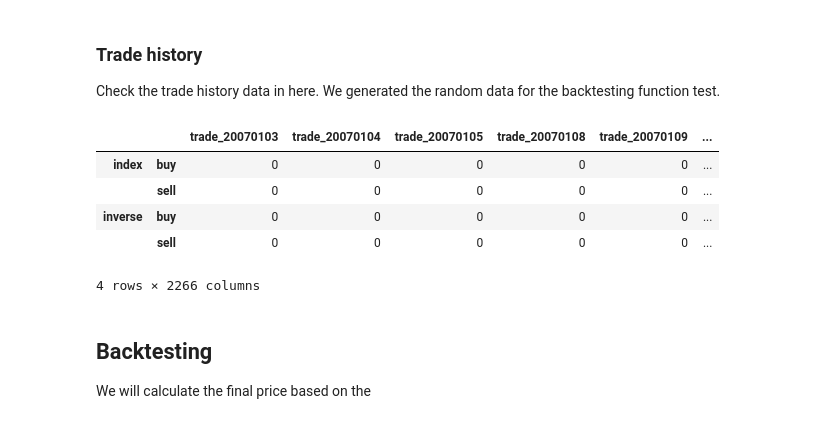
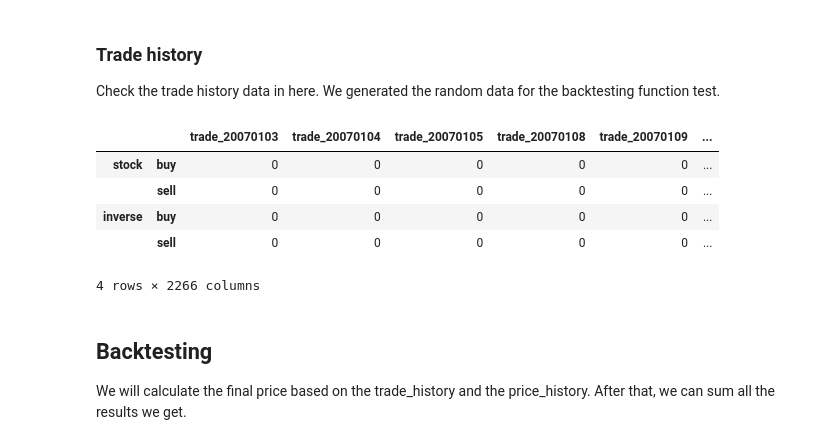
Before and after one commit to daehkim/pair-trading, a Jupyter notebook: Backtesting.ipynb, the cells around one changed output. Saved outputs shown, nothing was run; the diff lists cells and outputs as text; code cells hidden in the pictures.

```diff
--- a/Backtesting.ipynb
+++ b/Backtesting.ipynb
@@ -55,59 +65,51 @@ for i in range(total_len):
     acc_num += random_list[i]
     z_score_list[i] = acc_num
 
-# Plot the z-score we generate for the test
-"""
-x = np.array([num for num in range(total_len)])
-y = np.array(z_score_list)
-plt.plot(x, y)
-plt.show()
-"""
-
 # Generate the trade_history based on the z-score
-# trade_history will have 4 rows, which are index buy/sell and inverse buy/sell.
-index_buy_list = [0] * total_len
-index_sell_list = [0] * total_len
+# trade_history will have 4 rows, which are stock buy/sell and inverse buy/sell.
+stock_buy_list = [0] * total_len
+stock_sell_list = [0] * total_len
 inverse_buy_list = [0] * total_len
 inverse_sell_list = [0] * total_len
-total_index = 0
+total_stock = 0
 total_inverse = 0
 buy_amount = 10
 
 for i in range(total_len):
-    if z_score_list[i] >= 2 and total_index == 0:
-        index_buy_list[i] = buy_amount
-        total_index += buy_amount
-    elif z_score_list[i] <= 0.5 and total_index == buy_amount:
-        index_sell_list[i] = buy_amount
-        total_index -= buy_amount
+    if z_score_list[i] >= 2 and total_stock == 0:
+        stock_buy_list[i] = buy_amount
+        total_stock += buy_amount
+    elif z_score_list[i] <= 0.5 and total_stock == buy_amount:
+        stock_sell_list[i] = buy_amount
+        total_stock -= buy_amount
     elif z_score_list[i] <= -2 and total_inverse == 0:
         inverse_buy_list[i] = buy_amount
         total_inverse += buy_amount
     elif z_score_list[i] >= -0.5 and total_inverse == buy_amount:
         inverse_sell_list[i] = buy_amount
         total_inverse -= buy_amount
 
 # Make the columns list
 columns = []
 for i, comp in enumerate(filter_col):
     columns.append("trade" + comp[5:])
 
 # Generate the dataFrame with buy/sell history
 trade_history = pd.DataFrame(
-    [index_buy_list,
-    index_sell_list,
+    [stock_buy_list,
+    stock_sell_list,
     inverse_buy_list,
     inverse_sell_list],
     index = pd.MultiIndex.from_tuples(
-        [('index', 'buy'), ('index', 'sell'), ('inverse', 'buy'),
+        [('stock', 'buy'), ('stock', 'sell'), ('inverse', 'buy'),
          ('inverse', 'sell')]),
     columns = columns
 )
 
 trade_history.head(4)
 # %% [output]
 |  |  | trade_20070103 | trade_20070104 | trade_20070105 | trade_20070108 | trade_20070109 | ... |
-| index | buy | 0 | 0 | 0 | 0 | 0 | ... |
+| stock | buy | 0 | 0 | 0 | 0 | 0 | ... |
 |  | sell | 0 | 0 | 0 | 0 | 0 | ... |
 | inverse | buy | 0 | 0 | 0 | 0 | 0 | ... |
 |  | sell | 0 | 0 | 0 | 0 | 0 | ... |
@@ -115,7 +117,7 @@ trade_history.head(4)
 # %% [markdown]
 ## Backtesting
 
-We will calculate the final price based on the
+We will calculate the final price based on the trade_history and the price_history. After that, we can sum all the results we get.
 # %%
 class Backtesting():
     """
```
Also changed, not shown: parts of 4 cells of this notebook.
